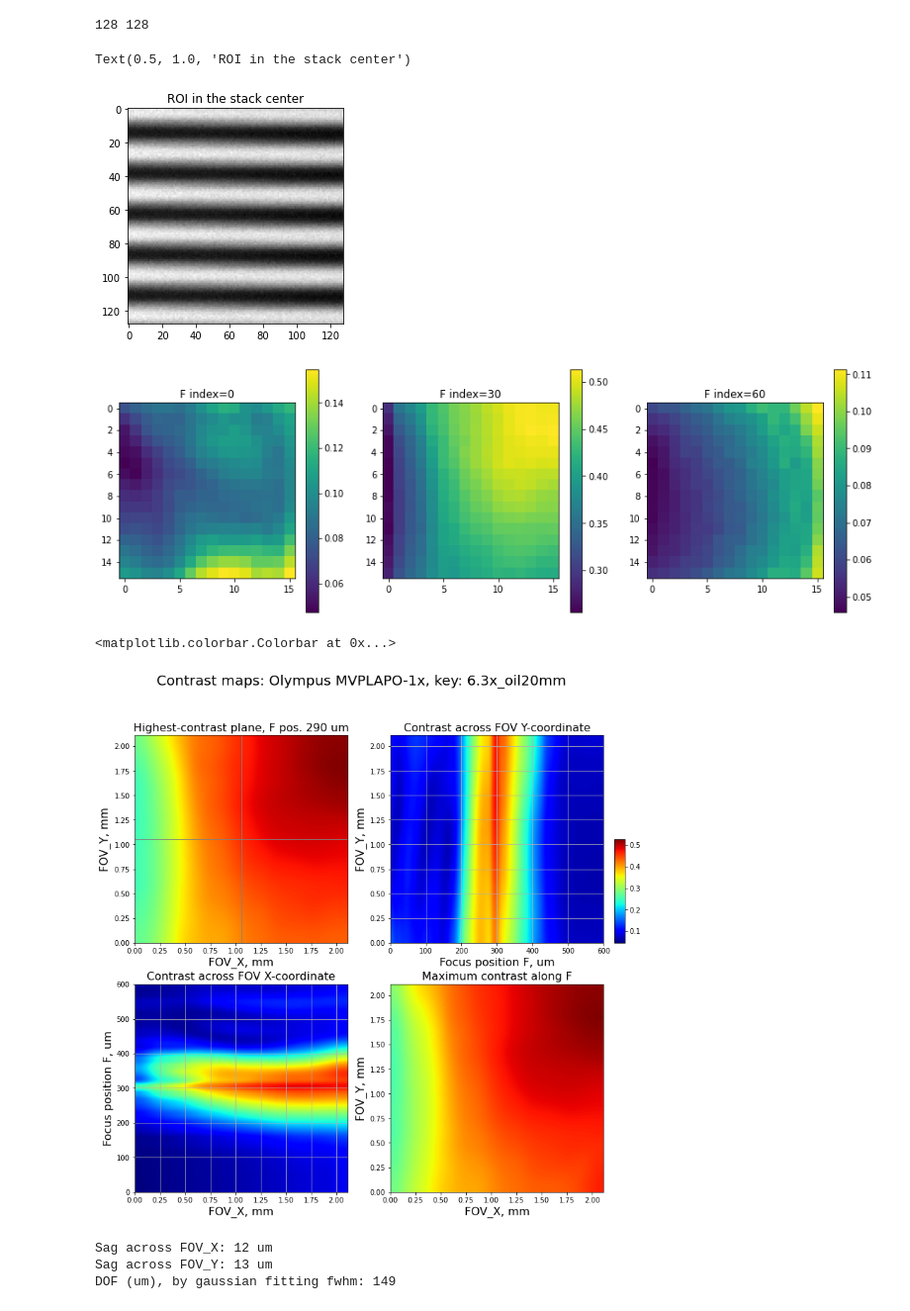
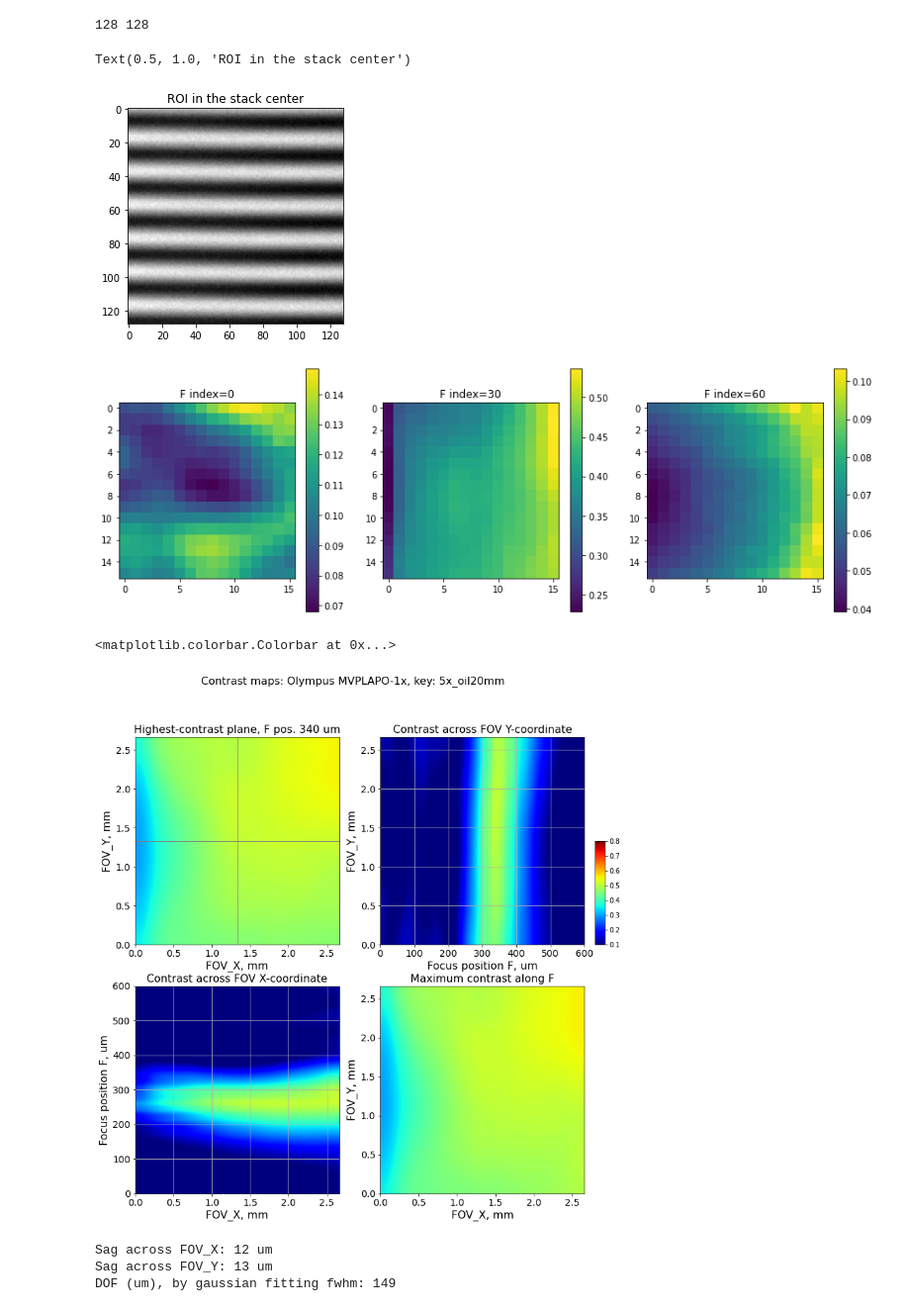
Before and after one commit to nvladimus/lens-testing, a Jupyter notebook: field-curvature/FieldCurvature-Fstack-OlympusPLAPO-1x-oil.ipynb, the cells around one changed output. Shown at 99% size. Cells and saved outputs as stored; diff of their text form; code cells hidden in the pictures.

Commit message:
publication plots

```diff
--- a/field-curvature/FieldCurvature-Fstack-OlympusPLAPO-1x-oil.ipynb
+++ b/field-curvature/FieldCurvature-Fstack-OlympusPLAPO-1x-oil.ipynb
@@ -26,7 +26,7 @@ from pathlib import Path
 # %%
 datafolder = "D:\\benchtopData\\Lens-testing"
 LENS_NAME = "Olympus MVPLAPO-1x"
-experiment_key = "6.3x_oil20mm"
+experiment_key = "5x_oil20mm"
 datafiles = {
     "1x_oil20mm": datafolder + "\\Olympus-MVPLAPO-1x\\2022-07-14-MVP1x-(H45)-ronchi40-oil20mm\\zoom1.tif",
     "1.25x_oil20mm": datafolder + "\\Olympus-MVPLAPO-1x\\2022-07-14-MVP1x-(H45)-ronchi40-oil20mm\\zoom1.25.tif",
@@ -71,7 +71,7 @@ plt.imshow(roi, cmap='gray')
 plt.title("ROI in the stack center")
 # %% [output]
 Text(0.5, 1.0, 'ROI in the stack center')
-[figure, old version]
+[figure, new version]
 # %%
 def contrast(roi):
     """Compute the contrast value, (max-min)/(max+min), from the image roi"""
@@ -94,24 +94,26 @@ for ind, f in enumerate([0, im_z//2, im_z-1]):
     ax.set_title("F index=" + str(f))
     plt.colorbar(conmap,ax=ax)
 # %% [output]
-[figure, old version]
+[figure, new version]
 # %%
 # Save contrast table as TIFF and explore interactively
 tif.imsave(save_figs_folder + experiment_key + "_contrast.tiff", contrast_table)
 # %%
 from mpl_toolkits.axes_grid1.inset_locator import inset_axes
 # %%
+CMIN, CMAX = 0.1, 0.8
 # slice the contrast map along XZ and YZ axis, therough the center
 contrast_yz = np.squeeze(contrast_table[:,:,N_ROIs_W//2])
 contrast_xz = np.squeeze(contrast_table[:,N_ROIs_H//2,:])
 z_contrast_max = np.argmax(contrast_table[:,N_ROIs_H//2,N_ROIs_W//2])
-cmin, cmax = contrast_table.min(), contrast_table.max()
+#cmin, cmax = contrast_table.min(), contrast_table.max()
+cmin, cmax = CMIN, CMAX
 y_range = np.linspace(0, sensor_dim_mm[0], N_ROIs_H) / MAG
 x_range = np.linspace(0, sensor_dim_mm[1], N_ROIs_W) / MAG
 f_range = np.linspace(0, f_step_um*(im_z-1), im_z)
 
-fig = plt.figure(figsize=(12, 12))
-fig.suptitle(f'Contrast maps: {LENS_NAME}, key: {experiment_key}', fontsize=20)
+fig = plt.figure(figsize=(12, 12.5))
+fig.suptitle(f'Contrast maps: {LENS_NAME}, key: {experiment_key}', fontsize=16)
 
 ax1 = plt.subplot(2, 2, 1)
 ax1.imshow(contrast_table[z_contrast_max,:,:], vmin=cmin, vmax=cmax,
@@ -120,6 +122,7 @@ ax1.imshow(contrast_table[z_contrast_max,:,:], vmin=cmin, vmax=cmax,
 ax1.set_title(f"Highest-contrast plane, F pos. {z_contrast_max*f_step_um} um", fontsize=16)
 ax1.set_xlabel("FOV_X, mm", fontsize=16)
 ax1.set_ylabel("FOV_Y, mm", fontsize=16)
+ax1.tick_params(axis='both', which='major', labelsize=14)
 ax1.axhline(y_range[-1]/2, c="gray", linewidth=1)
 ax1.axvline(x_range[-1]/2, c="gray", linewidth=1)
 
@@ -127,38 +130,41 @@ ax3 = plt.subplot(2, 2, 2)
 conmap3 = ax3.imshow(contrast_yz.T, vmin=cmin, vmax=cmax,
                      extent=[0, f_step_um*(im_z-1), 0, y_range[-1]],
                      aspect='auto', cmap='jet', interpolation='bicubic')
+ax3.tick_params(axis='both', which='major', labelsize=14)
 ax3.set_title("Contrast across FOV Y-coordinate", fontsize=16)
 ax3.set_xlabel("Focus position F, um", fontsize=16)
 ax3.set_ylabel("FOV_Y, mm", fontsize=16)
 ax3.grid(True)
 
 ax4 = plt.subplot(2, 2, 3)
 conmap1 = ax4.imshow(contrast_xz, vmin=cmin, vmax=cmax,
                      extent=[0, x_range[-1], 0, f_step_um*(im_z-1)],
                      aspect='auto', cmap='jet', interpolation='bicubic')
+ax4.tick_params(axis='both', which='major', labelsize=14)
 ax4.set_title("Contrast across FOV X-coordinate", fontsize=16)
 ax4.set_ylabel("Focus position F, um", fontsize=16)
 ax4.set_xlabel("FOV_X, mm", fontsize=16)
 ax4.grid(True)
 
 ax0 = plt.subplot(2, 2, 4)
 conmap0 = ax0.imshow(contrast_table.max(axis=0), vmin=cmin, vmax=cmax,
                      extent=[0, x_range[-1], 0, y_range[-1]],
                      aspect='auto', cmap='jet', interpolation='bicubic')
+ax0.tick_params(axis='both', which='major', labelsize=14)
 ax0.set_title("Maximum contrast along F", fontsize=16)
 ax0.set_xlabel("FOV_X, mm", fontsize=16)
 ax0.set_ylabel("FOV_Y, mm", fontsize=16)
 
 axins = inset_axes(ax3,
                    width="5%",  # width = 5% of parent_bbox width
                    height="50%",  # height : 50%
                    loc='lower left',
                    bbox_to_anchor=(1.05, 0., 1, 1),
                    bbox_transform=ax3.transAxes,
                    borderpad=0,
                    )
 plt.colorbar(conmap0, cax=axins)
 # %% [output]
 <matplotlib.colorbar.Colorbar at 0x...>
-[figure, old version]
+[figure, new version]
 # %%
```
Also changed, not shown: parts of 2 cells of this notebook, 3 other files.
